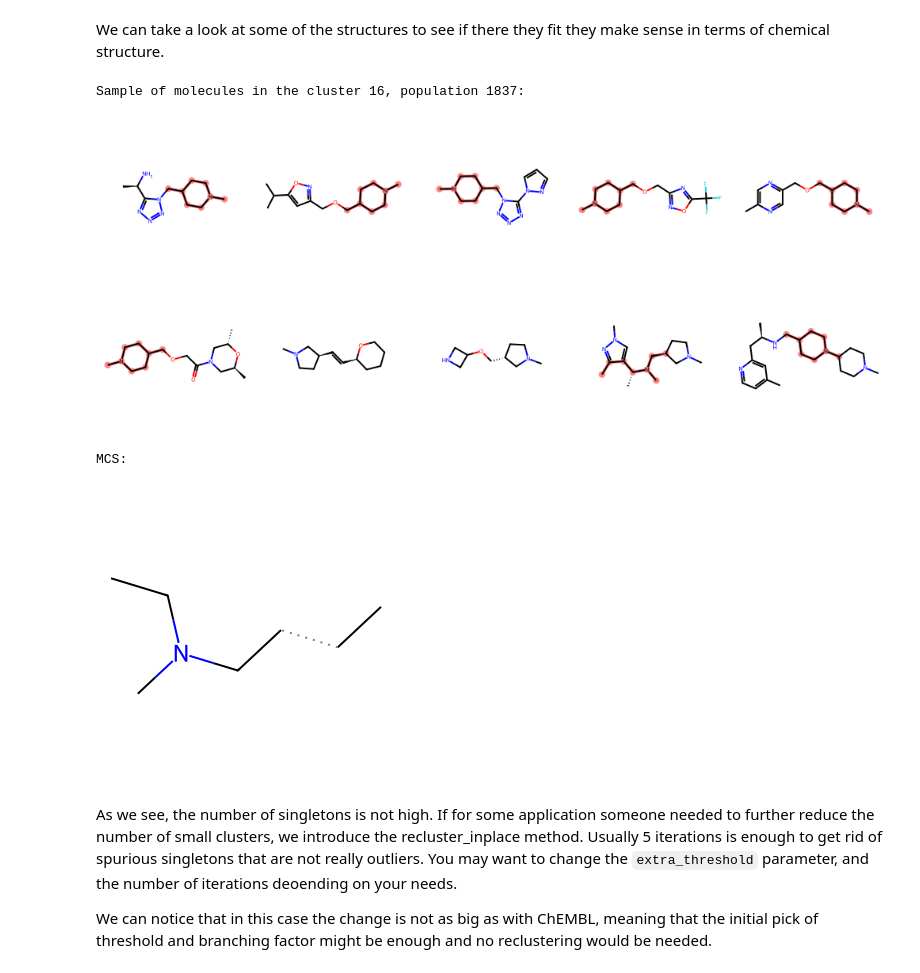
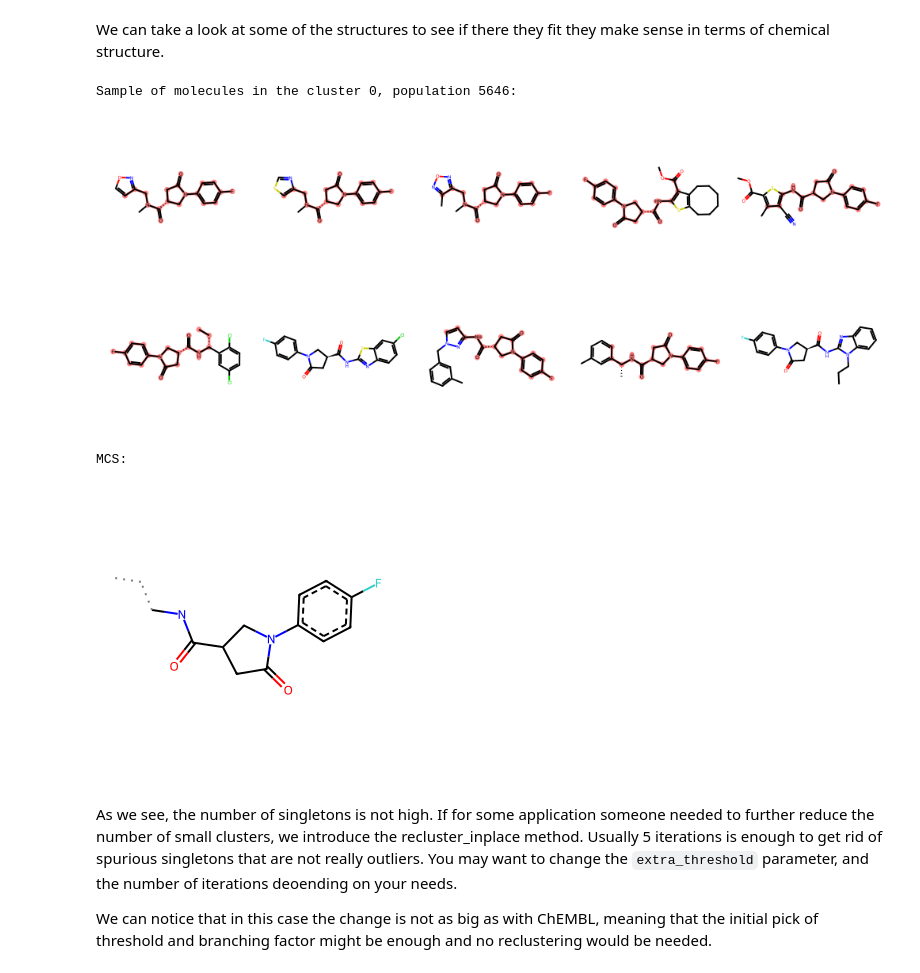
Before and after one commit to mqcomplab/bblean, a Jupyter notebook: examples/best_practices/bitbirch_best_practices.ipynb, the cells around one changed output. Saved outputs shown, nothing was run; the diff lists cells and outputs as text; code cells hidden in the pictures.

```diff
--- a/examples/best_practices/bitbirch_best_practices.ipynb
+++ b/examples/best_practices/bitbirch_best_practices.ipynb
@@ -43,7 +50,7 @@ from best_practices_functions import threshold_scan, recluster_iteration_metrics
 # %% [markdown]
 Now let's take some SMILES strings and compute molecular fingerprints for the scubidoo (https://scubidoo.pharmazie.uni-marburg.de/) diversity library:
 # %%
-smiles = bblean.load_smiles("scubidoo/scubidoo.smi")
+smiles = bblean.load_smiles("scubidoo.smi")
 
 # By default the fps created are of the "ecfp4" kind. Here we use "rdkit"
 fps = bblean.fps_from_smiles(smiles, pack=True, n_features=2048, kind="ecfp4")
@@ -123,17 +130,17 @@ clusters_pop_plot(clusters)
 # %% [markdown]
 We can take a look at some of the structures to see if there they fit they make sense in terms of chemical structure.
 # %%
-to_visualize = 16  # Change this to visualize other clusters
+to_visualize = 0  # Change this to visualize other clusters
 img1, img2 = sampled_MSC(cluster=clusters[to_visualize], smiles = smiles, n_samples=10)
 print(f"Sample of molecules in the cluster {to_visualize}, population {len(clusters[to_visualize])}:")
 display(img1)
 print(f"MCS:")
 display(img2)
 # %% [output]
-Sample of molecules in the cluster 16, population 1837:
+Sample of molecules in the cluster 0, population 5646:
-[figure, old version]
+[figure, new version]
 MCS:
-[figure, old version]
+[figure, new version]
 # %% [markdown]
 As we see, the number of singletons is not high. If for some application someone needed to further reduce the number of small clusters, we introduce the recluster_inplace method. Usually 5 iterations is enough to get rid of spurious singletons that are not really outliers.
 You may want to change the `extra_threshold` parameter, and the number of iterations deoending on your needs.
```
Also changed, not shown: parts of 3 cells of this notebook, 4 other files.
